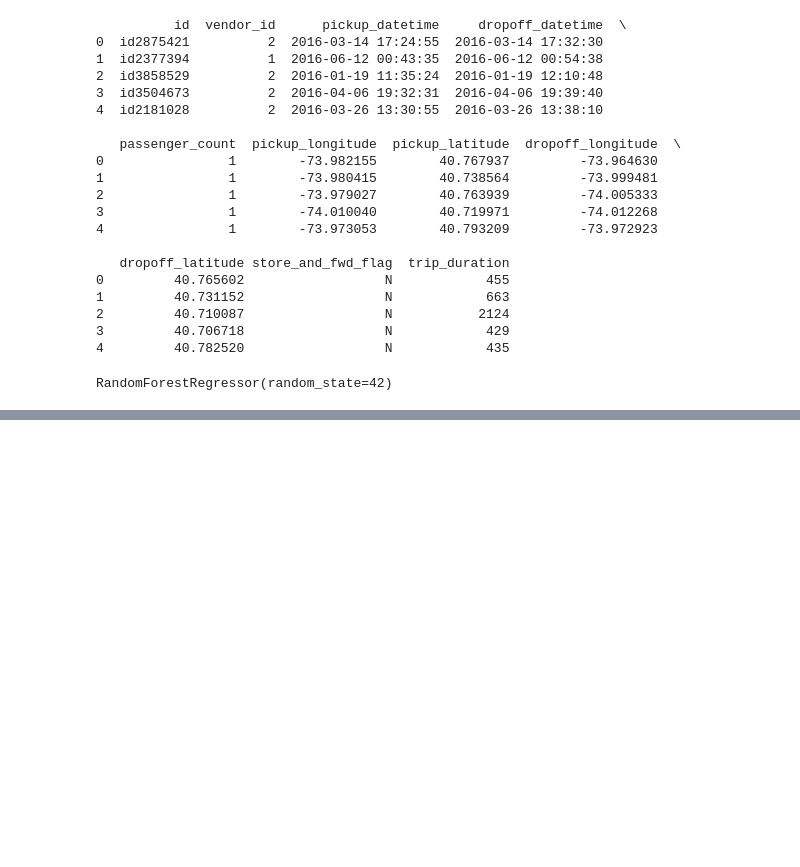
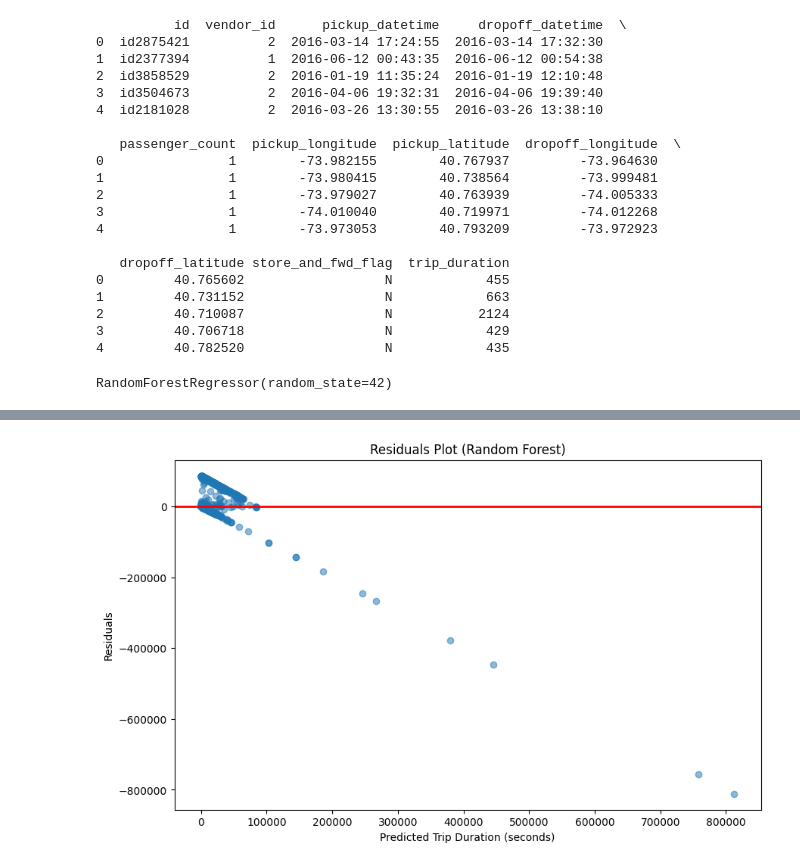
Before and after one commit to Owen-Senowitz/CSCI-6020-Machine-Learning-Project, a Jupyter notebook: random-forest.ipynb, the cells around one changed output, grey strips where cells are left out. Drawn from its saved outputs; the diff is of its cells as text; code cells hidden in the pictures; blank space fills up the shorter version.

```diff
--- a/random-forest.ipynb
+++ b/random-forest.ipynb
@@ -45,0 +69,12 @@ RandomForestRegressor(random_state=42)
+# %%
+rf_residuals = y_test - y_rf_pred
+
+plt.figure(figsize=(10, 6))
+plt.scatter(y_rf_pred, rf_residuals, alpha=0.5)
+plt.axhline(0, color='red', lw=2)
+plt.xlabel('Predicted Trip Duration (seconds)')
+plt.ylabel('Residuals')
+plt.title('Residuals Plot (Random Forest)')
+plt.show()
+# %% [output]
+[figure, added]
```
Also changed, not shown: parts of 5 cells of this notebook, 1 other file.
